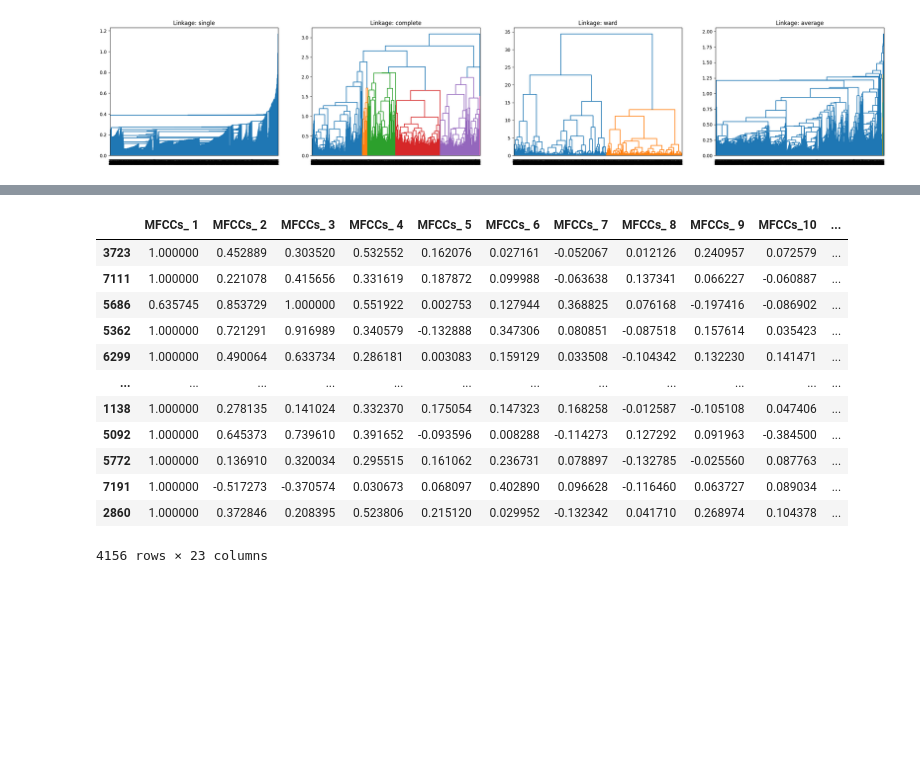
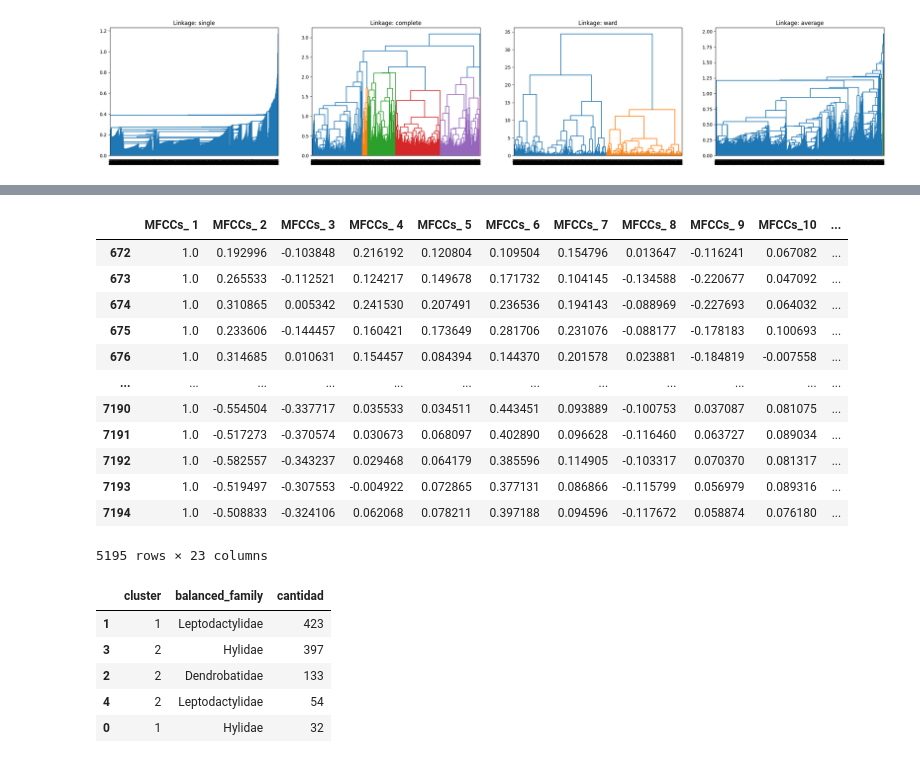
Before and after one commit to maxi9113/colab_notebook, a Jupyter notebook: IC_Ejercicio_jerarquicio_taller_2.ipynb, the cells around one changed output, grey strips where cells are left out. Saved outputs shown, nothing was run; the diff lists cells and outputs as text; code cells hidden in the pictures; blank space fills up the shorter version.

```diff
--- a/IC_Ejercicio_jerarquicio_taller_2.ipynb
+++ b/IC_Ejercicio_jerarquicio_taller_2.ipynb
@@ -236,18 +234,41 @@ plt.show()
-# %%
-clusters = fcluster(linked_clusters_ward, t=2, criterion='maxclust')
-df_train["cluster"] = clusters
-display(df_train)
-# %% [output]
-|  | MFCCs_ 1 | MFCCs_ 2 | MFCCs_ 3 | MFCCs_ 4 | MFCCs_ 5 | MFCCs_ 6 | MFCCs_ 7 | MFCCs_ 8 | MFCCs_ 9 | MFCCs_10 | ... |
-| 3723 | 1.000000 | 0.452889 | 0.303520 | 0.532552 | 0.162076 | 0.027161 | -0.052067 | 0.012126 | 0.240957 | 0.072579 | ... |
-| 7111 | 1.000000 | 0.221078 | 0.415656 | 0.331619 | 0.187872 | 0.099988 | -0.063638 | 0.137341 | 0.066227 | -0.060887 | ... |
-| 5686 | 0.635745 | 0.853729 | 1.000000 | 0.551922 | 0.002753 | 0.127944 | 0.368825 | 0.076168 | -0.197416 | -0.086902 | ... |
-| 5362 | 1.000000 | 0.721291 | 0.916989 | 0.340579 | -0.132888 | 0.347306 | 0.080851 | -0.087518 | 0.157614 | 0.035423 | ... |
-| 6299 | 1.000000 | 0.490064 | 0.633734 | 0.286181 | 0.003083 | 0.159129 | 0.033508 | -0.104342 | 0.132230 | 0.141471 | ... |
-| ... | ... | ... | ... | ... | ... | ... | ... | ... | ... | ... | ... |
-| 1138 | 1.000000 | 0.278135 | 0.141024 | 0.332370 | 0.175054 | 0.147323 | 0.168258 | -0.012587 | -0.105108 | 0.047406 | ... |
-| 5092 | 1.000000 | 0.645373 | 0.739610 | 0.391652 | -0.093596 | 0.008288 | -0.114273 | 0.127292 | 0.091963 | -0.384500 | ... |
-| 5772 | 1.000000 | 0.136910 | 0.320034 | 0.295515 | 0.161062 | 0.236731 | 0.078897 | -0.132785 | -0.025560 | 0.087763 | ... |
-| 7191 | 1.000000 | -0.517273 | -0.370574 | 0.030673 | 0.068097 | 0.402890 | 0.096628 | -0.116460 | 0.063727 | 0.089034 | ... |
-| 2860 | 1.000000 | 0.372846 | 0.208395 | 0.523806 | 0.215120 | 0.029952 | -0.132342 | 0.041710 | 0.268974 | 0.104378 | ... |
-4156 rows × 23 columns
+# %%
+clusters = fcluster(linked_clusters_ward, t=2, criterion='maxclust')
+df_train["cluster"] = clusters
+display(df_train)
+
+cols_features = [col for col in df_train.columns if col != "cluster"]
+
+df_evaluate = df_evaluate.merge(
+    df_train[cols_features + ["cluster"]],
+    on=cols_features,
+    how="left"
+)
+agrupado = (
+    df_evaluate
+    .groupby(["cluster", "balanced_family"])
+    .size()
+    .reset_index(name="cantidad")
+    .sort_values("cantidad", ascending=False)
+)
+
+display(agrupado)
+# %% [output]
+|  | MFCCs_ 1 | MFCCs_ 2 | MFCCs_ 3 | MFCCs_ 4 | MFCCs_ 5 | MFCCs_ 6 | MFCCs_ 7 | MFCCs_ 8 | MFCCs_ 9 | MFCCs_10 | ... |
+| 672 | 1.0 | 0.192996 | -0.103848 | 0.216192 | 0.120804 | 0.109504 | 0.154796 | 0.013647 | -0.116241 | 0.067082 | ... |
+| 673 | 1.0 | 0.265533 | -0.112521 | 0.124217 | 0.149678 | 0.171732 | 0.104145 | -0.134588 | -0.220677 | 0.047092 | ... |
+| 674 | 1.0 | 0.310865 | 0.005342 | 0.241530 | 0.207491 | 0.236536 | 0.194143 | -0.088969 | -0.227693 | 0.064032 | ... |
+| 675 | 1.0 | 0.233606 | -0.144457 | 0.160421 | 0.173649 | 0.281706 | 0.231076 | -0.088177 | -0.178183 | 0.100693 | ... |
+| 676 | 1.0 | 0.314685 | 0.010631 | 0.154457 | 0.084394 | 0.144370 | 0.201578 | 0.023881 | -0.184819 | -0.007558 | ... |
+| ... | ... | ... | ... | ... | ... | ... | ... | ... | ... | ... | ... |
+| 7190 | 1.0 | -0.554504 | -0.337717 | 0.035533 | 0.034511 | 0.443451 | 0.093889 | -0.100753 | 0.037087 | 0.081075 | ... |
+| 7191 | 1.0 | -0.517273 | -0.370574 | 0.030673 | 0.068097 | 0.402890 | 0.096628 | -0.116460 | 0.063727 | 0.089034 | ... |
+| 7192 | 1.0 | -0.582557 | -0.343237 | 0.029468 | 0.064179 | 0.385596 | 0.114905 | -0.103317 | 0.070370 | 0.081317 | ... |
+| 7193 | 1.0 | -0.519497 | -0.307553 | -0.004922 | 0.072865 | 0.377131 | 0.086866 | -0.115799 | 0.056979 | 0.089316 | ... |
+| 7194 | 1.0 | -0.508833 | -0.324106 | 0.062068 | 0.078211 | 0.397188 | 0.094596 | -0.117672 | 0.058874 | 0.076180 | ... |
+5195 rows × 23 columns
+|  | cluster | balanced_family | cantidad |
+| 1 | 1 | Leptodactylidae | 423 |
+| 3 | 2 | Hylidae | 397 |
+| 2 | 2 | Dendrobatidae | 133 |
+| 4 | 2 | Leptodactylidae | 54 |
+| 0 | 1 | Hylidae | 32 |
```
Also changed, not shown: parts of 6 cells of this notebook.
